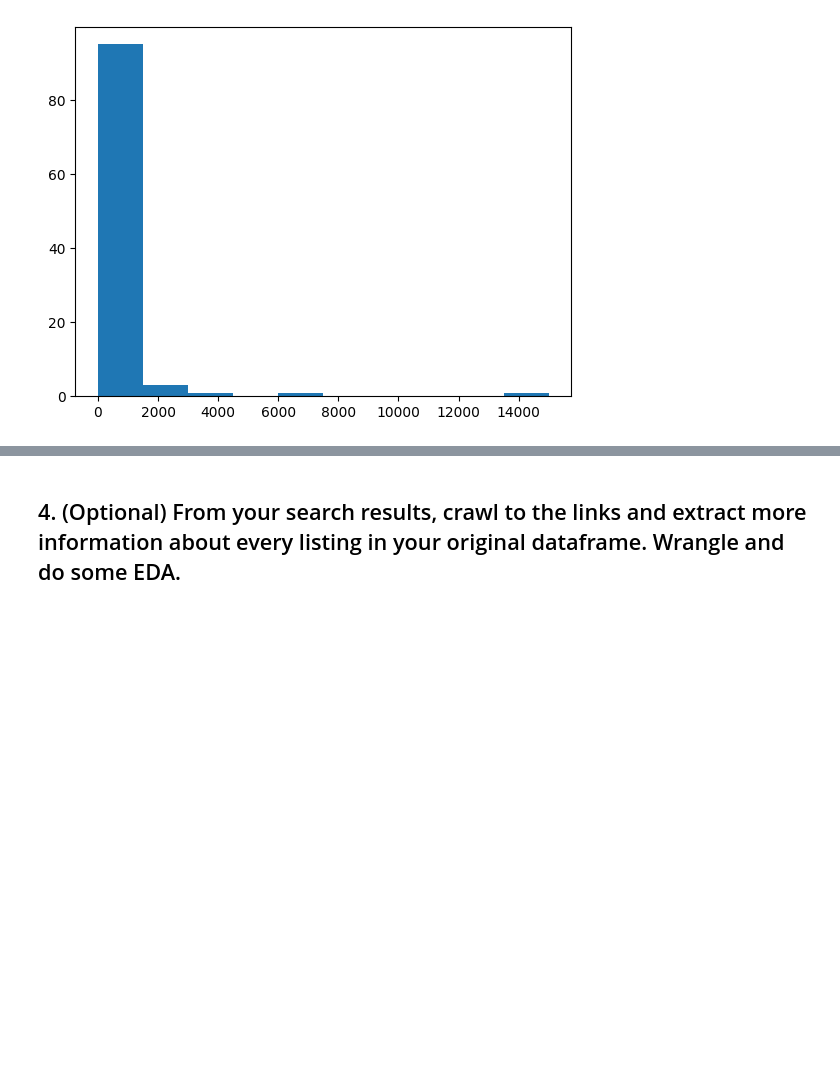
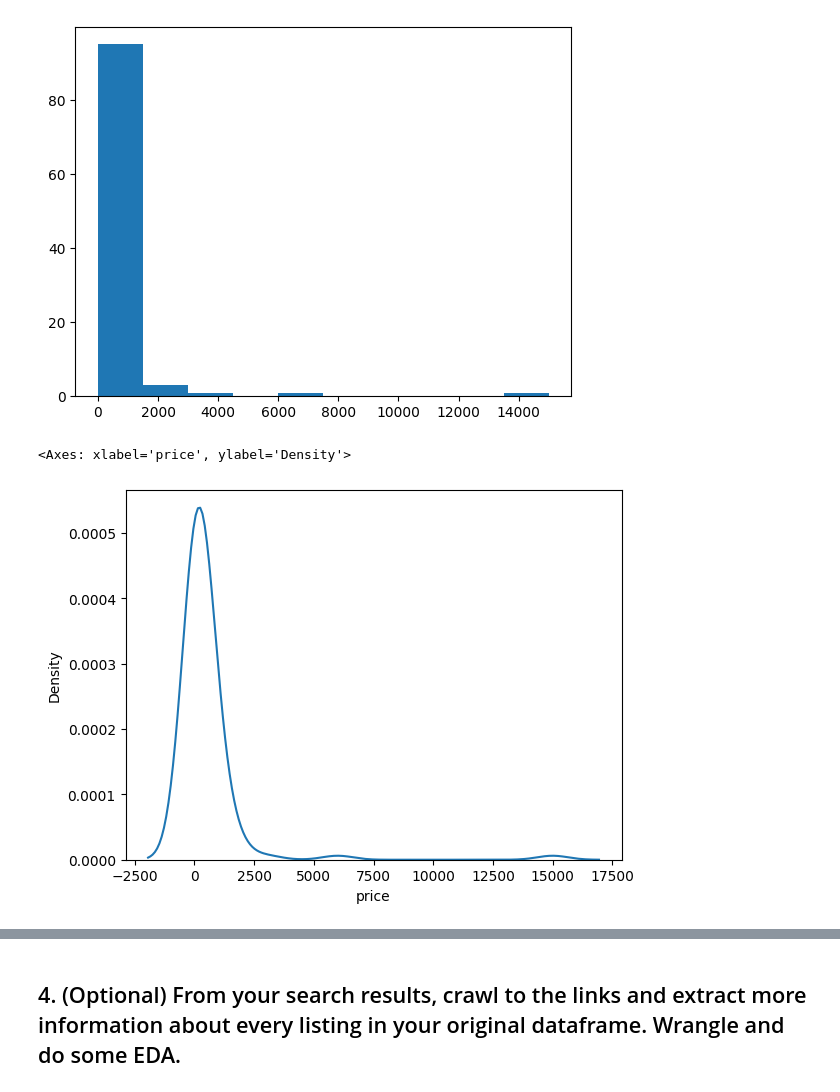
Before and after one commit to borayd3/labs, a Jupyter notebook: 02_scraping/lab2.ipynb, the cells around one changed output, grey strips where cells are left out. Drawn from its saved outputs; the diff is of its cells as text; code cells hidden in the pictures; blank space fills up the shorter version.

```diff
--- a/02_scraping/lab2.ipynb
+++ b/02_scraping/lab2.ipynb
@@ -157,6 +138,11 @@ min          0.000000
 max      15000.000000
 Name: price, dtype: float64
 [figure]
+# %%
+sns.kdeplot(appliances['price'])
+# %% [output]
+<Axes: xlabel='price', ylabel='Density'>
+[figure, added]
 # %%
 print(appliances['app_type'].describe())
 appliances['app_type'].hist(grid=False)
```
Also changed, not shown: parts of 9 cells of this notebook, 1 other file.
